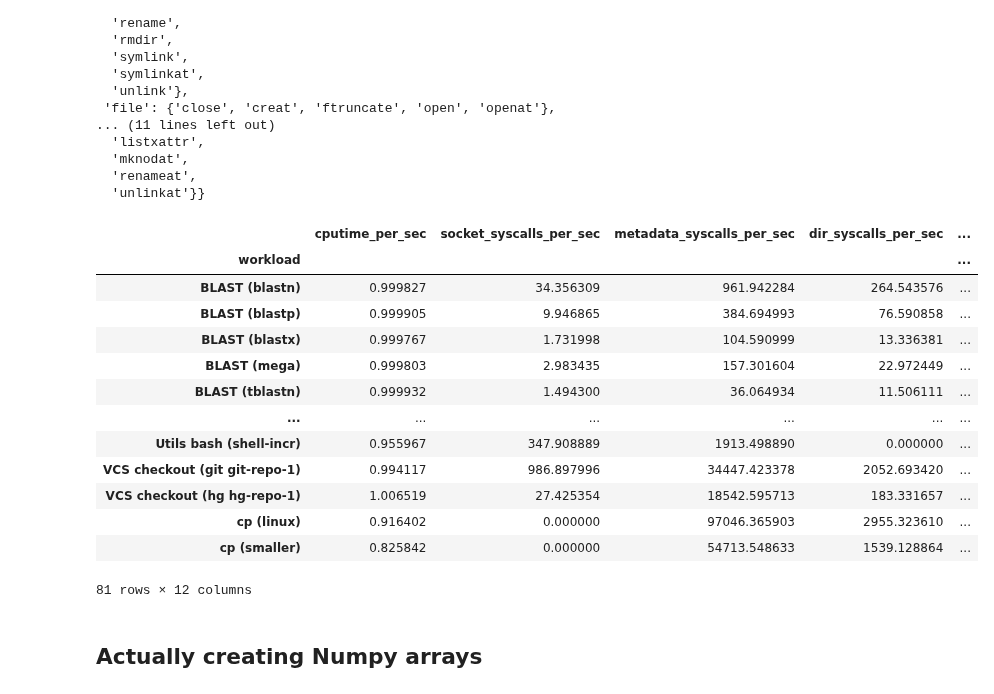
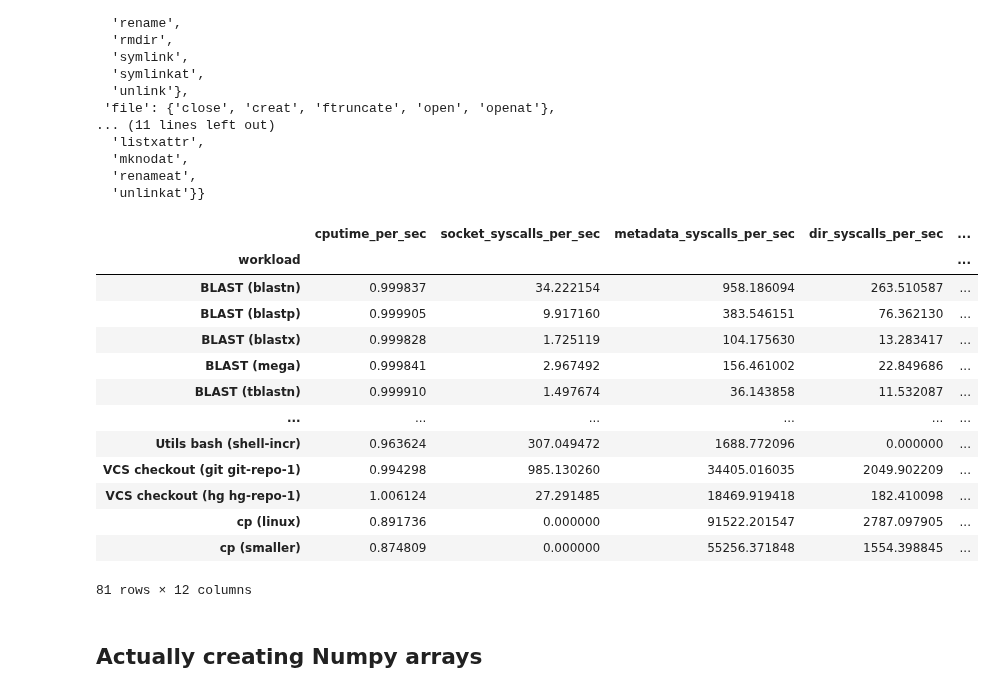
Before and after one commit to charmoniumQ/PROBE, a Jupyter notebook: benchmark/notebook/cross-val.ipynb, the cells around one changed output. Saved outputs shown, nothing was run; the diff lists cells and outputs as text; code cells hidden in the pictures.

Commit message:
Edit writing (with new data!)

```diff
--- a/benchmark/notebook/cross-val.ipynb
+++ b/benchmark/notebook/cross-val.ipynb
@@ -47,7 +47,7 @@ workloads = list(flatten1([
     WORKLOAD_GROUPS[workload_name]
     for workload_name in ["working"]
 ]))
-iterations = 2
+iterations = 3
 ignore_failures = False
 rerun = False
 df = get_results(
@@ -160,10 +160,10 @@ df_with_balanced_clusters = (
                 "simple": lambda: ("Utils", "", name),
                 "vcs": lambda: ("VCS checkout", "", name.replace('schema-validation', 'hg-repo-1').replace('setuptools_scm', 'git-repo-1')),
                 "postmark": lambda: ("IO bench", "postmark", "main"),
-                "pdflatex": lambda: ("Compile", "latex", name.replace('latex-', '').replace('test2', 'doc2').replace('test', 'doc1')),
+                "pdflatex": lambda: ("Compile", "w/latex", name.replace('latex-', '').replace('test2', 'doc2').replace('test', 'doc1')),
                 "splash-3": lambda: ("CPU bench", "SPLASH-3", name.split(' ')[-1].split('-')[-1]),
-                "spack": lambda: ("Compile", "Spack", name.split(' ')[-1]),
-                "gcc": lambda: ("Compile", "gcc", name.split(' ')[-1].replace('gcc-', '')),
+                "spack": lambda: ("Compile", "w/Spack", name.split(' ')[-1].split("~")[0]),
+                "gcc": lambda: ("Compile", "w/gcc", name.split(' ')[-1].replace('gcc-', '')),
                 "python": lambda: ("Data science", "python", name),
             }[kind]()
             for kind, name in df[["workload_kind", "workload"]].values
@@ -188,6 +188,7 @@ df_with_balanced_clusters = (
     )
     .assign(
         workload_kind=lambda df: df["workload_kind"].astype("category"),
+        workload_shortname=lambda df: df["workload_shortname"].astype("category"),
         workload=lambda df: df["workload"].astype("category"),
         collector=lambda df: df["collector"].astype("category"),
     )
@@ -233,6 +234,7 @@ agged = (
         ),
         "count": pandas.NamedAgg("walltime", lambda walltimes: len(walltimes)),
         "workload_kind": pandas.NamedAgg("workload_kind", lambda workload_kinds: workload_kinds.iloc[0]),
+        "workload_shortname": pandas.NamedAgg("workload_shortname", lambda workload_shortnames: workload_shortnames.iloc[0]),
     })
     .assign(**{
         **{
@@ -240,8 +242,10 @@ agged = (
             for qoi in abs_qois + rel_qois
         },
         "rel_slowdown": lambda df: df["walltime_mean"] / df.loc["(none)"]["walltime_mean"],
+        "abs_slowdown": lambda df: df["walltime_mean"] - df.loc["(none)"]["walltime_mean"],
         # workload_kind gets set to a String/PyObj in the previous aggregation. This convert it back to categorical
         "workload_kind": lambda df: df["workload_kind"].astype(df_with_balanced_clusters["workload_kind"].dtype),
+        "workload_shortname": lambda df: df["workload_shortname"].astype(df_with_balanced_clusters["workload_shortname"].dtype),
     })
     .assign(**{
         "log_rel_slowdown": lambda df: numpy.log(df["rel_slowdown"]),
@@ -482,34 +483,45 @@ syscall_groups
 # %%
 noprov = agged.loc["(none)"]
 strace = agged.loc["strace"]
 features_df = pandas.DataFrame({
     "cputime_per_sec": noprov["cputime_mean"] / noprov["walltime_mean"],
     #"memory_mean_per_sec": noprov["memory_mean"] / noprov["walltime_mean"],
     **{
         group_name + "_syscalls_per_sec": strace["op_type_counts_sum"].map(lambda op_type_counts: sum(
             op_type_counts[syscall_name]
             for syscall_name in syscall_names
         )) / (noprov["walltime_mean"] * noprov["count"])
         for group_name, syscall_names in syscall_groups.items()
     },
     #"n_ops_per_sec": strace["n_ops_mean"] / noprov["walltime_mean"],
     "constant_frac": 1 / noprov["walltime_mean"],
 })
+abs_features_df = pandas.DataFrame({
+    **{
+        group_name + "_syscalls": strace["op_type_counts_sum"].map(lambda op_type_counts: sum(
+            op_type_counts[syscall_name]
+            for syscall_name in syscall_names
+        )) / (noprov["count"])
+        for group_name, syscall_names in syscall_groups.items()
+    },
+    "noprov_time": noprov["walltime_mean"],
+    "constant": 1,
+})
 features_df
 # %% [output]
 |  | cputime_per_sec | socket_syscalls_per_sec | metadata_syscalls_per_sec | dir_syscalls_per_sec | ... |
 | workload |  |  |  |  | ... |
-| BLAST (blastn) | 0.999827 | 34.356309 | 961.942284 | 264.543576 | ... |
-| BLAST (blastp) | 0.999905 | 9.946865 | 384.694993 | 76.590858 | ... |
-| BLAST (blastx) | 0.999767 | 1.731998 | 104.590999 | 13.336381 | ... |
-| BLAST (mega) | 0.999803 | 2.983435 | 157.301604 | 22.972449 | ... |
-| BLAST (tblastn) | 0.999932 | 1.494300 | 36.064934 | 11.506111 | ... |
+| BLAST (blastn) | 0.999837 | 34.222154 | 958.186094 | 263.510587 | ... |
+| BLAST (blastp) | 0.999905 | 9.917160 | 383.546151 | 76.362130 | ... |
+| BLAST (blastx) | 0.999828 | 1.725119 | 104.175630 | 13.283417 | ... |
+| BLAST (mega) | 0.999841 | 2.967492 | 156.461002 | 22.849686 | ... |
+| BLAST (tblastn) | 0.999910 | 1.497674 | 36.143858 | 11.532087 | ... |
 | ... | ... | ... | ... | ... | ... |
-| Utils bash (shell-incr) | 0.955967 | 347.908889 | 1913.498890 | 0.000000 | ... |
-| VCS checkout (git git-repo-1) | 0.994117 | 986.897996 | 34447.423378 | 2052.693420 | ... |
-| VCS checkout (hg hg-repo-1) | 1.006519 | 27.425354 | 18542.595713 | 183.331657 | ... |
-| cp (linux) | 0.916402 | 0.000000 | 97046.365903 | 2955.323610 | ... |
-| cp (smaller) | 0.825842 | 0.000000 | 54713.548633 | 1539.128864 | ... |
+| Utils bash (shell-incr) | 0.963624 | 307.049472 | 1688.772096 | 0.000000 | ... |
+| VCS checkout (git git-repo-1) | 0.994298 | 985.130260 | 34405.016035 | 2049.902209 | ... |
+| VCS checkout (hg hg-repo-1) | 1.006124 | 27.291485 | 18469.919418 | 182.410098 | ... |
+| cp (linux) | 0.891736 | 0.000000 | 91522.201547 | 2787.097905 | ... |
+| cp (smaller) | 0.874809 | 0.000000 | 55256.371848 | 1554.398845 | ... |
 81 rows × 12 columns
 # %% [markdown]
 ## Actually creating Numpy arrays
```
Also changed, not shown: parts of 70 cells of this notebook, 11 other files.
